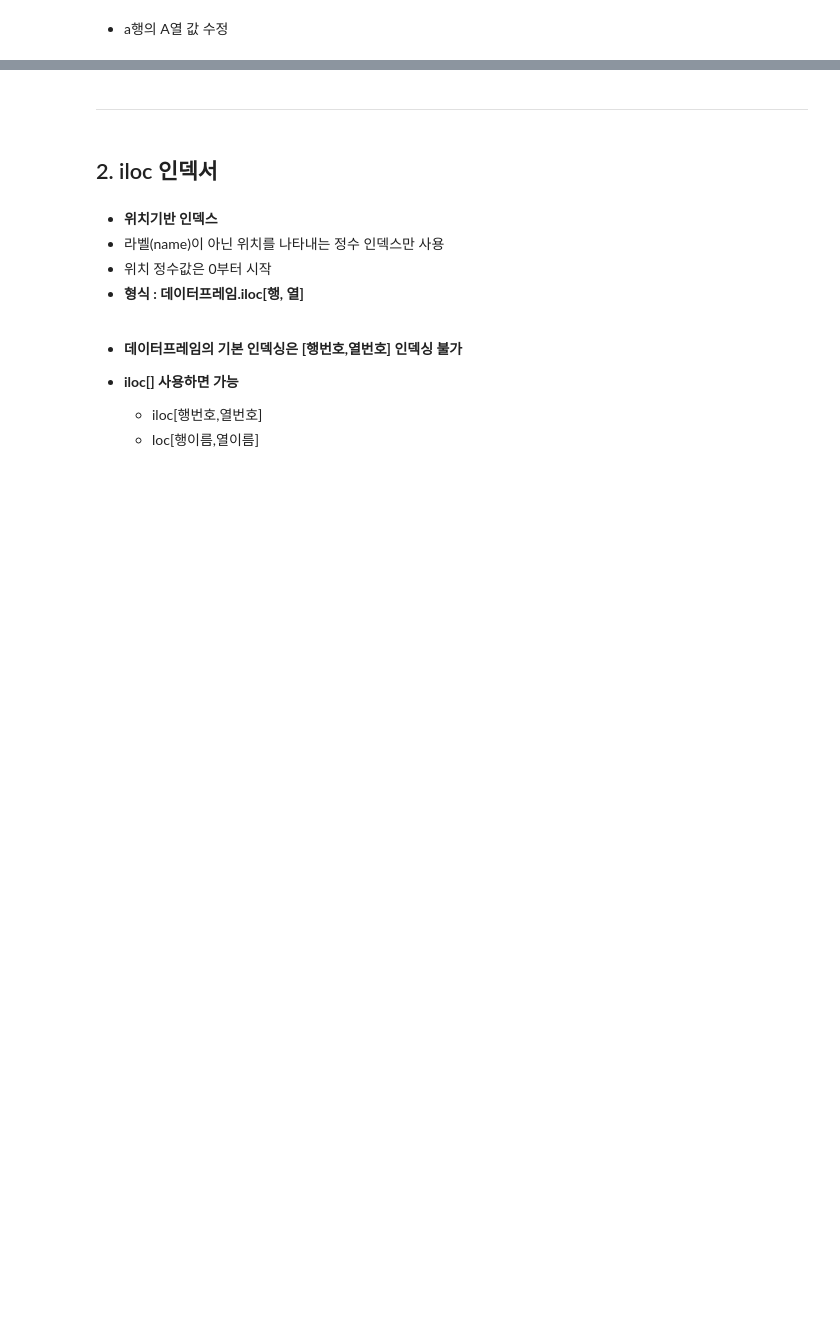
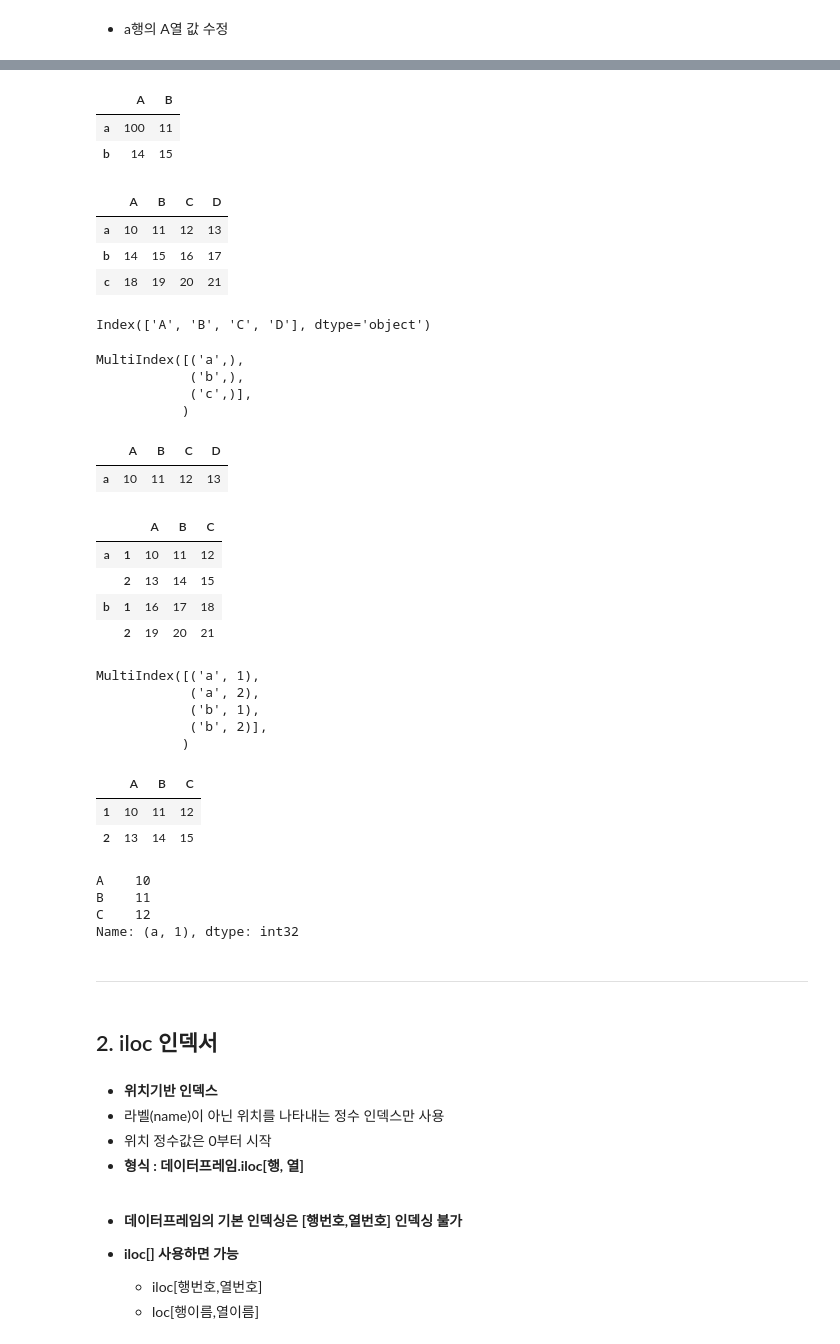
Before and after one commit to rlfgus0821/-HTML-, a Jupyter notebook: 05_pandas/pandas_04_DataFrame인덱서_loc과iloc.ipynb, the cells around one changed output, grey strips where cells are left out. Saved outputs shown, nothing was run; the diff lists cells and outputs as text; code cells hidden in the pictures; blank space fills up the shorter version.

```diff
--- a/05_pandas/pandas_04_DataFrame인덱서_loc과iloc.ipynb
+++ b/05_pandas/pandas_04_DataFrame인덱서_loc과iloc.ipynb
@@ -122,3 +307,62 @@ InteractiveShell.ast_node_interactivity="all"
+# %%
+df.loc[['a','b'],['A','B']]
+# %% [output]
+|  | A | B |
+| a | 100 | 11 |
+| b | 14 | 15 |
+# %%
+# 멀티인덱스인 경우
+df3=pd.DataFrame(np.arange(10,22).reshape(3,4),index=['a b c'.split()], columns='A B C D'.split())
+df3
+# %% [output]
+|  | A | B | C | D |
+| a | 10 | 11 | 12 | 13 |
+| b | 14 | 15 | 16 | 17 |
+| c | 18 | 19 | 20 | 21 |
+# %%
+df3.columns
+df3.index
+# %% [output]
+Index(['A', 'B', 'C', 'D'], dtype='object')
+MultiIndex([('a',),
+            ('b',),
+            ('c',)],
+           )
+# %%
+df3.loc['a']
+# %% [output]
+|  | A | B | C | D |
+| a | 10 | 11 | 12 | 13 |
+# %%
+df4=pd.DataFrame(np.arange(10,22).reshape(4,3), index=[['a','a','b','b'],[1,2,1,2]], columns='A B C'.split())
+df4
+# %% [output]
+|  |  | A | B | C |
+| a | 1 | 10 | 11 | 12 |
+|  | 2 | 13 | 14 | 15 |
+| b | 1 | 16 | 17 | 18 |
+|  | 2 | 19 | 20 | 21 |
+# %%
+df4.index
+# %% [output]
+MultiIndex([('a', 1),
+            ('a', 2),
+            ('b', 1),
+            ('b', 2)],
+           )
+# %%
+df4.loc['a']
+# %% [output]
+|  | A | B | C |
+| 1 | 10 | 11 | 12 |
+| 2 | 13 | 14 | 15 |
+# %%
+df4.loc[('a',1)]
+# %% [output]
+A    10
+B    11
+C    12
+Name: (a, 1), dtype: int32
 # %% [markdown]
 -------------------------------------------------
 # %% [markdown]
```
Also changed, not shown: parts of 43 cells of this notebook, 3 other files.
